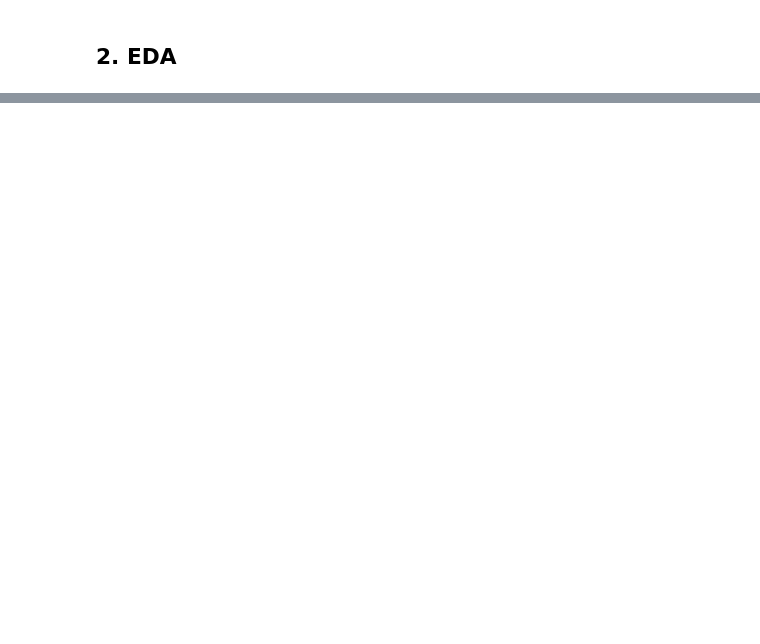
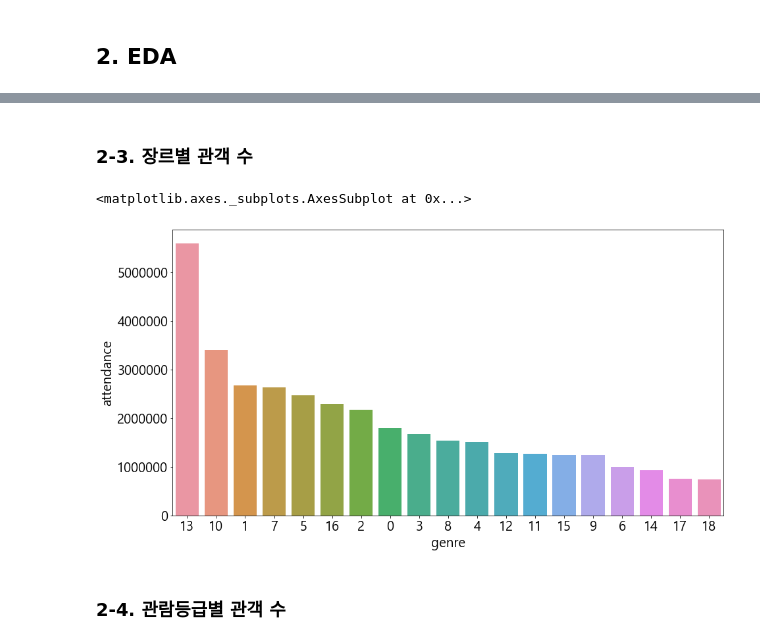
Before and after one commit to jtgoon/BigData_Final_Project, a Jupyter notebook: ipynb/EDA.ipynb, the cells around one changed output, grey strips where cells are left out. Saved outputs shown, nothing was run; the diff lists cells and outputs as text; code cells hidden in the pictures; blank space fills up the shorter version.

```diff
--- a/ipynb/EDA.ipynb
+++ b/ipynb/EDA.ipynb
@@ -56,0 +102,15 @@ sns.countplot(x=movie['openingmonth'])
+# %% [markdown]
+### 2-3. 장르별 관객 수
+# %%
+### 장르별 관객수
+## 코미디 : 0, 다큐멘터리 : 1, 액션 : 2, 판타지 : 3, 드라마 : 4, 범죄 : 5,
+## 애니메이션 : 6,  SF : 7, 모험 :8, 미스터리 : 9, 전쟁 : 10, 멜로/로맨스 : 11,
+## 스릴러, 서스펜스 : 12, 서사 : 13, 공포 : 14, 느와르 : 15, 뮤지컬 : 16,
+## 가족 : 17, 그 외 : 18
+movie_genre = pd.DataFrame(movie.groupby(by='genre')['attendance'].mean()).reset_index()
+
+order = movie.groupby(by='genre')['attendance'].mean().sort_values(ascending=False).index
+sns.barplot(x=movie_genre['genre'], y=movie_genre['attendance'], order=order)
+# %% [output]
+<matplotlib.axes._subplots.AxesSubplot at 0x...>
+[figure, added]
@@ -56,0 +119,2 @@ sns.countplot(x=movie['openingmonth'])
+# %% [markdown]
+### 2-4. 관람등급별 관객 수
```
Also changed, not shown: parts of 26 cells of this notebook.
